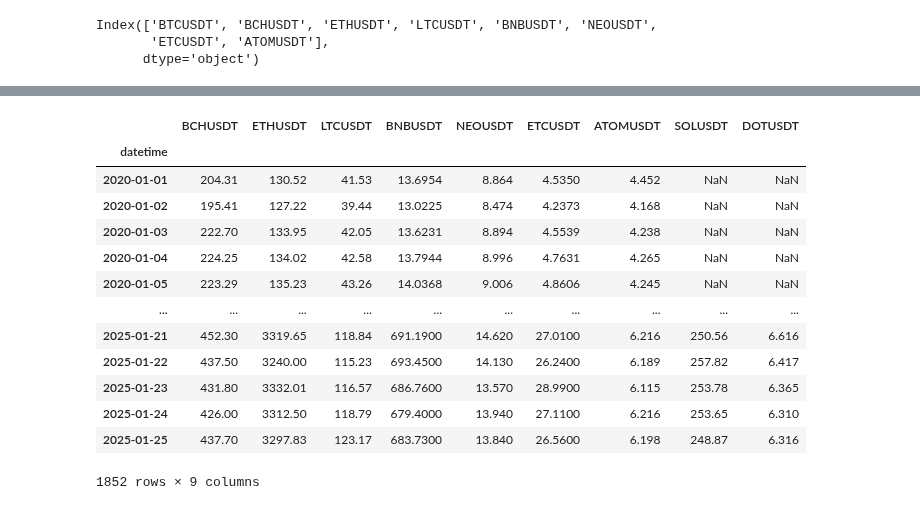
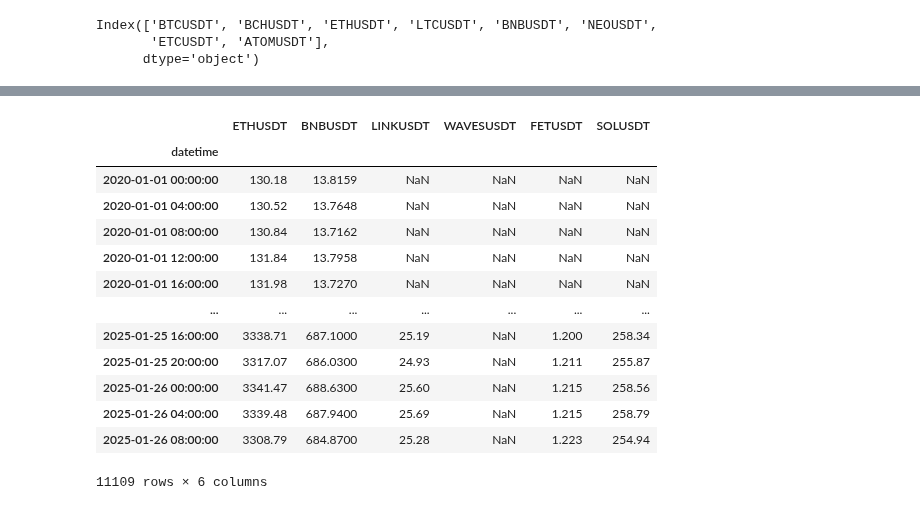
Before and after one commit to wbchristerson/jn-learning, a Jupyter notebook: strategy_09_dynamic_triples.ipynb, the cells around one changed output, grey strips where cells are left out. Saved outputs shown, nothing was run; the diff lists cells and outputs as text; code cells hidden in the pictures.

```diff
--- a/strategy_09_dynamic_triples.ipynb
+++ b/strategy_09_dynamic_triples.ipynb
@@ -66,10 +63,10 @@ Intel MKL WARNING: Support of Intel(R) Streaming SIMD Extensions 4.2 (Intel(R) S
 # %%
-data_freq = '1d'
-look_back_window_size = 30
-look_back_min_periods = 10
-start_datetime = '2020-01-01'
-in_sample_end = pd.to_datetime("2022-12-31")
-out_sample_start = pd.to_datetime("2023-01-01")
+data_freq = '4h'
+look_back_window_size = 30 * 6
+look_back_min_periods = 10 * 6
+start_datetime = '2020-01-01 00:00:00'
+in_sample_end = pd.to_datetime("2022-12-31 20:00:00")
+out_sample_start = pd.to_datetime("2023-01-01 00:00:00")
 # %%
 px_data = get_price_data_for_universe(data_freq, start_datetime)
 # %% [output]
@@ -127,8 +124,13 @@ Index(['BTCUSDT', 'BCHUSDT', 'ETHUSDT', 'LTCUSDT', 'BNBUSDT', 'NEOUSDT',
        'ETCUSDT', 'ATOMUSDT'],
       dtype='object')
 # %%
-# SOLUSDT, DOTUSDT
-all_coins = list(coins) + ['SOLUSDT', 'DOTUSDT']
+# # SOLUSDT, DOTUSDT
+
+# all_coins = list(coins) + ['SOLUSDT', 'DOTUSDT']
+# all_coins
+
+u = px_close.corr()['BTCUSDT']
+all_coins = list(u[u > 0.8].index)
 all_coins
 # %% [output]
 ['BTCUSDT',
@@ -161,5 +160,5 @@ px_close[all_coins]
 # %%
-dependent_coins = all_coins[:]
-dependent_coins.remove('BTCUSDT')
-dependent_coins
+independent_coins = all_coins[:]
+independent_coins.remove('BTCUSDT')
+independent_coins
 # %% [output]
@@ -175,18 +166,18 @@ dependent_coins
 # %%
-dependent_data = px_close[dependent_coins][:]
-dependent_data
+independent_data = px_close[independent_coins][:]
+independent_data
 # %% [output]
-|  | BCHUSDT | ETHUSDT | LTCUSDT | BNBUSDT | NEOUSDT | ETCUSDT | ATOMUSDT | SOLUSDT | DOTUSDT |
-| datetime |  |  |  |  |  |  |  |  |  |
-| 2020-01-01 | 204.31 | 130.52 | 41.53 | 13.6954 | 8.864 | 4.5350 | 4.452 | NaN | NaN |
-| 2020-01-02 | 195.41 | 127.22 | 39.44 | 13.0225 | 8.474 | 4.2373 | 4.168 | NaN | NaN |
-| 2020-01-03 | 222.70 | 133.95 | 42.05 | 13.6231 | 8.894 | 4.5539 | 4.238 | NaN | NaN |
-| 2020-01-04 | 224.25 | 134.02 | 42.58 | 13.7944 | 8.996 | 4.7631 | 4.265 | NaN | NaN |
-| 2020-01-05 | 223.29 | 135.23 | 43.26 | 14.0368 | 9.006 | 4.8606 | 4.245 | NaN | NaN |
-| ... | ... | ... | ... | ... | ... | ... | ... | ... | ... |
-| 2025-01-21 | 452.30 | 3319.65 | 118.84 | 691.1900 | 14.620 | 27.0100 | 6.216 | 250.56 | 6.616 |
-| 2025-01-22 | 437.50 | 3240.00 | 115.23 | 693.4500 | 14.130 | 26.2400 | 6.189 | 257.82 | 6.417 |
-| 2025-01-23 | 431.80 | 3332.01 | 116.57 | 686.7600 | 13.570 | 28.9900 | 6.115 | 253.78 | 6.365 |
-| 2025-01-24 | 426.00 | 3312.50 | 118.79 | 679.4000 | 13.940 | 27.1100 | 6.216 | 253.65 | 6.310 |
-| 2025-01-25 | 437.70 | 3297.83 | 123.17 | 683.7300 | 13.840 | 26.5600 | 6.198 | 248.87 | 6.316 |
+|  | ETHUSDT | BNBUSDT | LINKUSDT | WAVESUSDT | FETUSDT | SOLUSDT |
+| datetime |  |  |  |  |  |  |
+| 2020-01-01 00:00:00 | 130.18 | 13.8159 | NaN | NaN | NaN | NaN |
+| 2020-01-01 04:00:00 | 130.52 | 13.7648 | NaN | NaN | NaN | NaN |
+| 2020-01-01 08:00:00 | 130.84 | 13.7162 | NaN | NaN | NaN | NaN |
+| 2020-01-01 12:00:00 | 131.84 | 13.7958 | NaN | NaN | NaN | NaN |
+| 2020-01-01 16:00:00 | 131.98 | 13.7270 | NaN | NaN | NaN | NaN |
+| ... | ... | ... | ... | ... | ... | ... |
+| 2025-01-25 16:00:00 | 3338.71 | 687.1000 | 25.19 | NaN | 1.200 | 258.34 |
+| 2025-01-25 20:00:00 | 3317.07 | 686.0300 | 24.93 | NaN | 1.211 | 255.87 |
+| 2025-01-26 00:00:00 | 3341.47 | 688.6300 | 25.60 | NaN | 1.215 | 258.56 |
+| 2025-01-26 04:00:00 | 3339.48 | 687.9400 | 25.69 | NaN | 1.215 | 258.79 |
+| 2025-01-26 08:00:00 | 3308.79 | 684.8700 | 25.28 | NaN | 1.223 | 254.94 |
-1852 rows × 9 columns
+11109 rows × 6 columns
```
Also changed, not shown: parts of 30 cells of this notebook, 1 other file.
